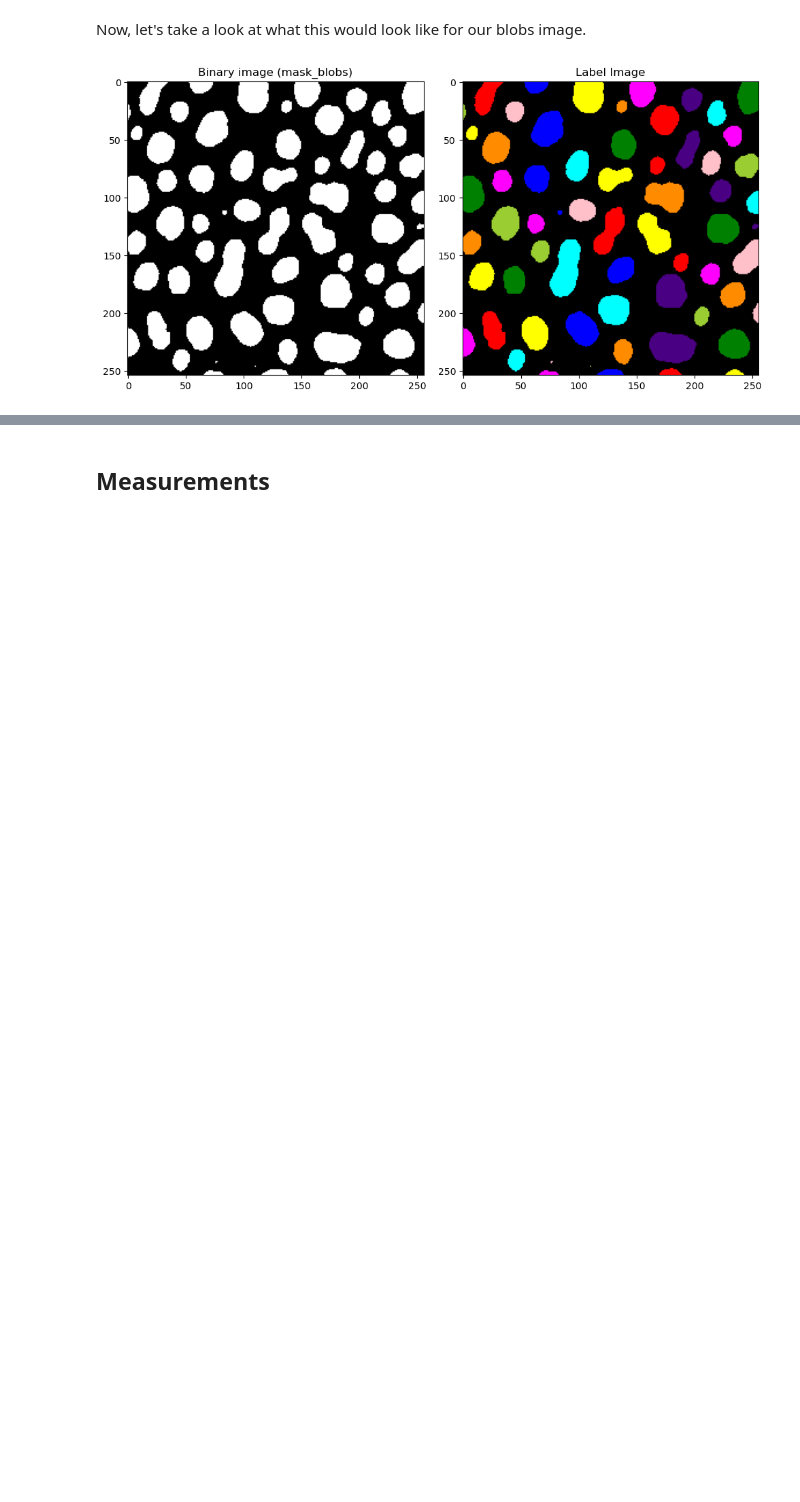
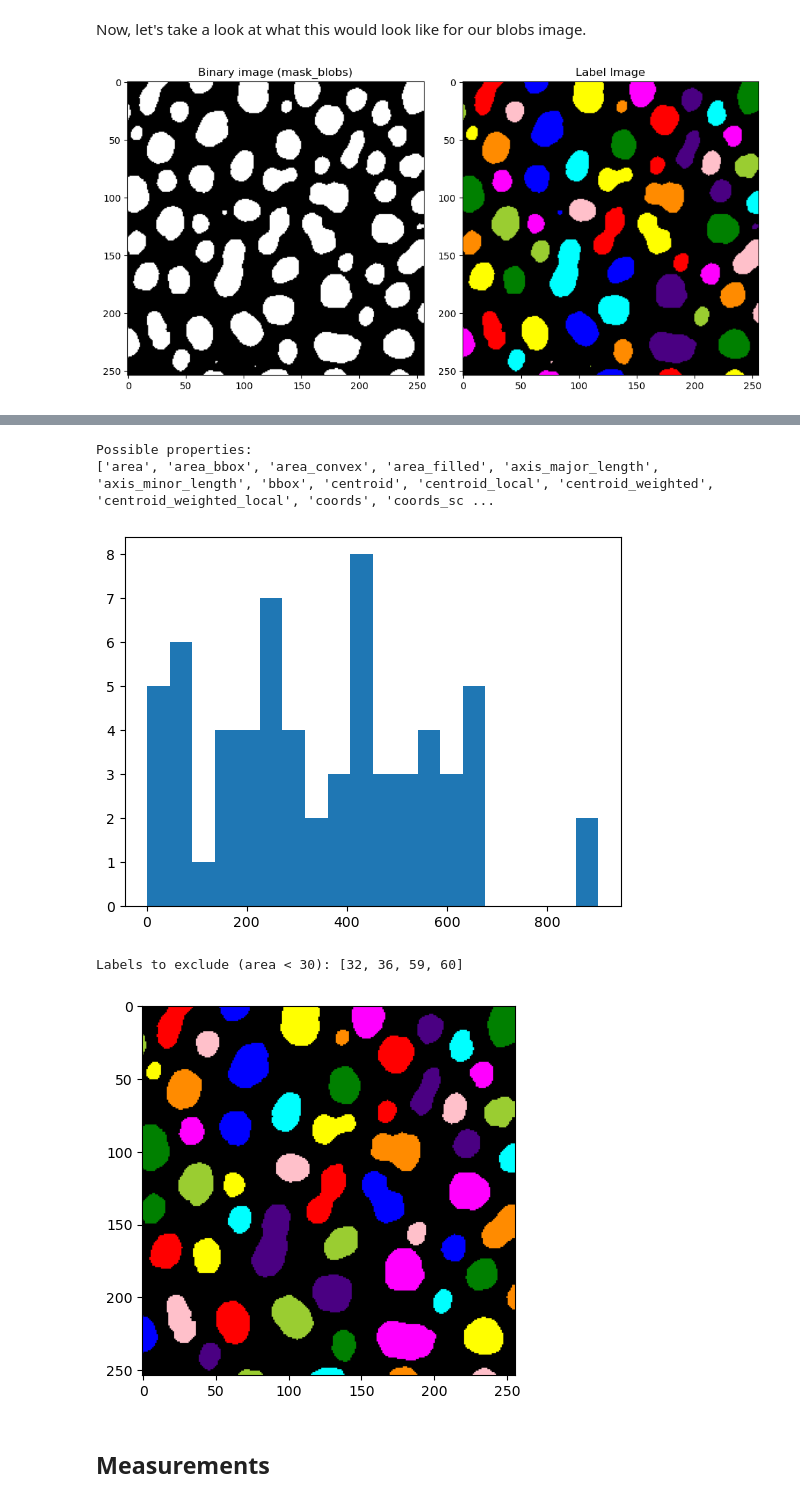
Before and after one commit to m-albert/mnb-image-analysis, a Jupyter notebook: materials/image_processing/image_processing.ipynb, the cells around one changed output, grey strips where cells are left out. Cells and saved outputs as stored; diff of their text form; code cells hidden in the pictures; blank space fills up the shorter version.

Commit message:
Update measurements

```diff
--- a/materials/image_processing/image_processing.ipynb
+++ b/materials/image_processing/image_processing.ipynb
@@ -434,3 +440,34 @@ plt.show()
+# %%
+# Show all properties inside a regionprops
+props = measure.regionprops(label_image)
+print("Possible properties: ")
+print([p for p in dir(props[0]) if not p.startswith("_")])
+# %% [output]
+Possible properties:
+['area', 'area_bbox', 'area_convex', 'area_filled', 'axis_major_length', 'axis_minor_length', 'bbox', 'centroid', 'centroid_local', 'centroid_weighted', 'centroid_weighted_local', 'coords', 'coords_sc ...
+# %%
+# TODO: make side-by-side
+# Get area of all objects, and exclude those that are very small
+# We can give regionprops the initial raw image also, this will help us in measuring intensities on the raw image
+properties = measure.regionprops(label_image, intensity_image=img_blobs)
+
+areas = [prop.area for prop in properties]
+plt.hist(areas, bins=20)
+plt.show()
+
+labels_to_exclude = [prop.label for prop in properties if prop.area < 30]
+print(f"Labels to exclude (area < 30): {labels_to_exclude}")
+
+for label in labels_to_exclude:
+    label_image[label_image == label] = 0
+
+label_colored = label2rgb(label_image, bg_label=0, bg_color=(0, 0, 0))
+plt.imshow(label_colored)
+plt.show()
+# %% [output]
+[figure, added]
+Labels to exclude (area < 30): [32, 36, 59, 60]
+[figure, added]
 # %% [markdown]
 ## Measurements
 # %% [markdown]
```
Also changed, not shown: parts of 4 cells of this notebook.
